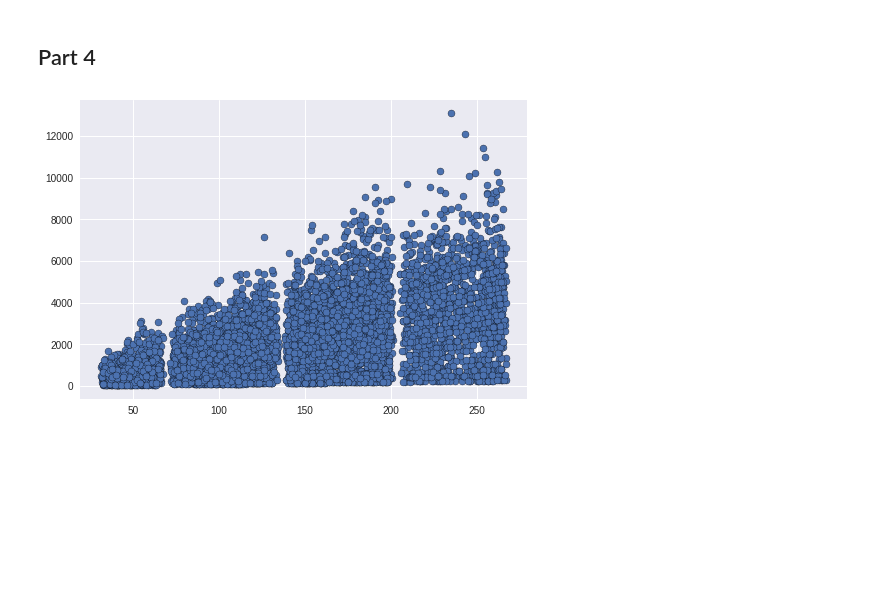
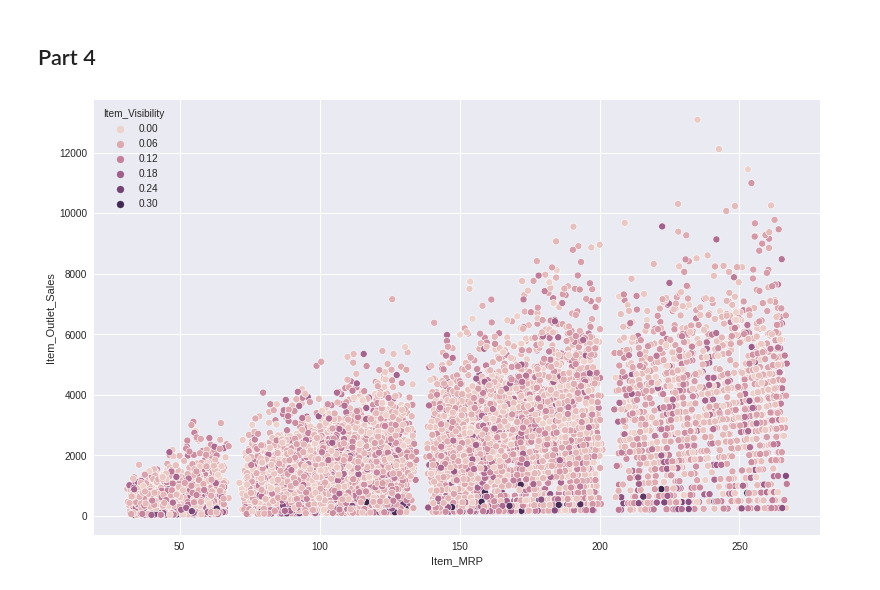
Before and after one commit to mvince33/food-sales-predictions, a Jupyter notebook: food_sales_predictions.ipynb, the cells around one changed output. Cells and saved outputs as stored; diff of their text form; code cells hidden in the pictures; blank space fills up the shorter version.

```diff
--- a/food_sales_predictions.ipynb
+++ b/food_sales_predictions.ipynb
@@ -413,6 +413,7 @@ sns.heatmap(corr, cmap = 'Purples', annot = True);
 # %%
 # Create a scatter plot of 'Item_Outlet_Sales' vs. 'Item_MRP'.
 
-plt.scatter(df['Item_MRP'], df['Item_Outlet_Sales'], edgecolor='k');
+plt.figure(figsize = (13, 8));
+sns.scatterplot(x = df['Item_MRP'], y = df['Item_Outlet_Sales'], hue = df['Item_Visibility']);
 # %% [output]
-[figure, old version]
+[figure, new version]
```
Also changed, not shown: parts of 2 cells of this notebook.
